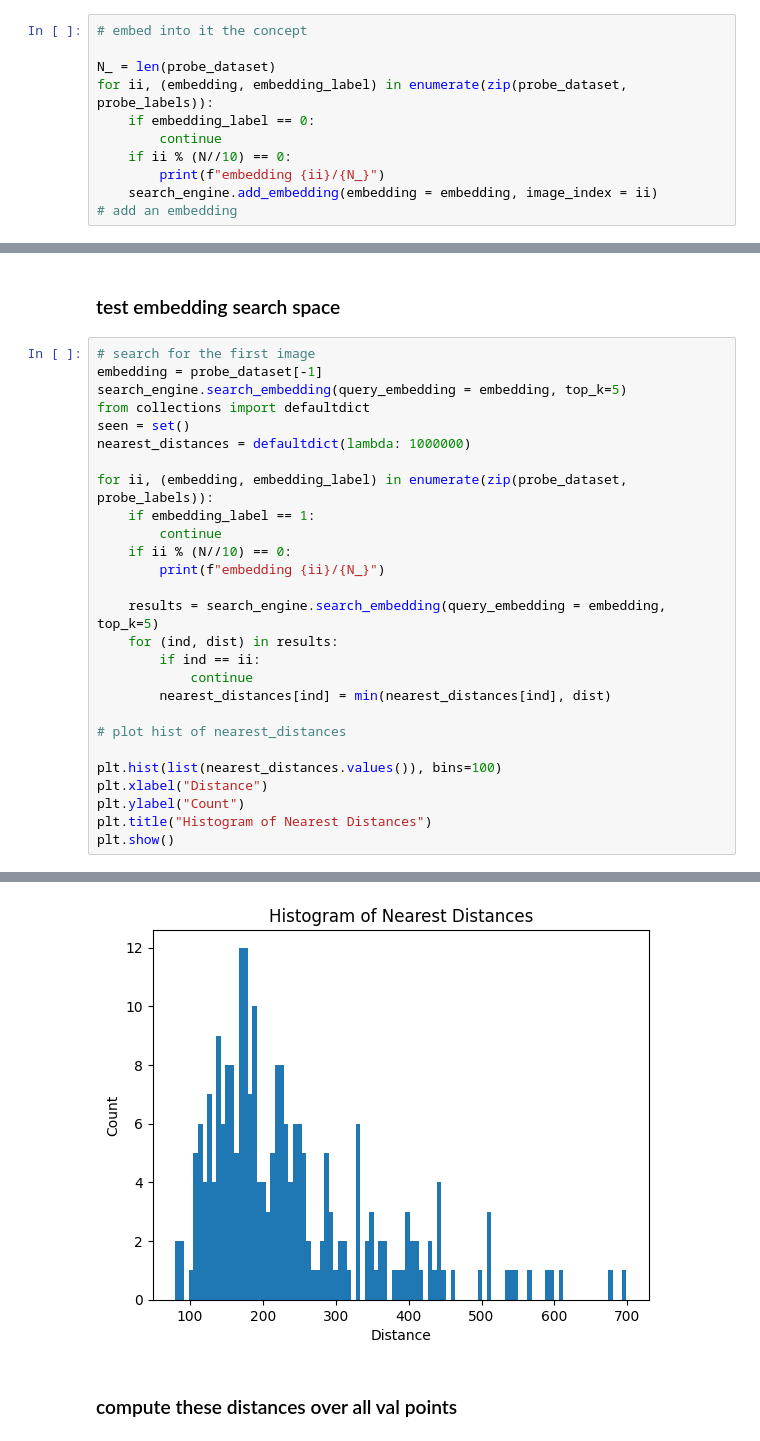
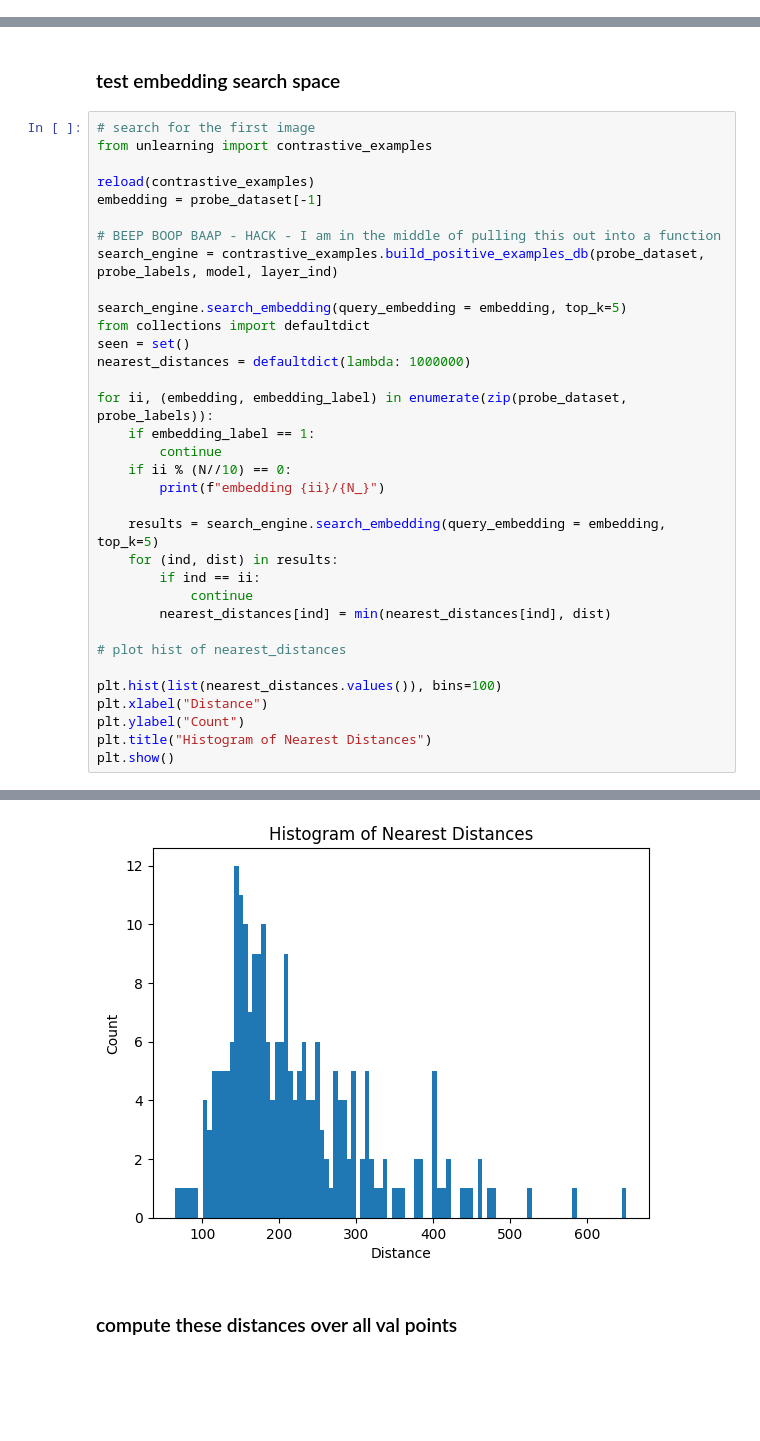
Before and after one commit to RoyRin/ripple_bench, a Jupyter notebook: notebooks/LEACE_explore.ipynb, the cells around one changed output, grey strips where cells are left out. Drawn from its saved outputs; the diff is of its cells as text; blank space fills up the shorter version.

Commit message:
pulling out functions into python files

```diff
--- a/notebooks/LEACE_explore.ipynb
+++ b/notebooks/LEACE_explore.ipynb
@@ -542,11 +344,0 @@ model embeddinging size 2048
-# %%
-# embed into it the concept
-
-N_ = len(probe_dataset)
-for ii, (embedding, embedding_label) in enumerate(zip(probe_dataset, probe_labels)):
-    if embedding_label == 0:
-        continue
-    if ii % (N//10) == 0:
-        print(f"embedding {ii}/{N_}")
-    search_engine.add_embedding(embedding = embedding, image_index = ii)
-# add an embedding
@@ -565,7 +346,14 @@ embedding 900/2000
 ### test embedding search space
 # %%
 # search for the first image
+from unlearning import contrastive_examples
+
+reload(contrastive_examples)
 embedding = probe_dataset[-1]
+
+# BEEP BOOP BAAP - HACK - I am in the middle of pulling this out into a function
+search_engine = contrastive_examples.build_positive_examples_db(probe_dataset, probe_labels, model, layer_ind)
+
 search_engine.search_embedding(query_embedding = embedding, top_k=5)
 from collections import defaultdict
 seen = set()
@@ -574,33 +362,33 @@ nearest_distances = defaultdict(lambda: 1000000)
 for ii, (embedding, embedding_label) in enumerate(zip(probe_dataset, probe_labels)):
     if embedding_label == 1:
         continue
     if ii % (N//10) == 0:
         print(f"embedding {ii}/{N_}")
 
     results = search_engine.search_embedding(query_embedding = embedding, top_k=5)
     for (ind, dist) in results:
         if ind == ii:
             continue
         nearest_distances[ind] = min(nearest_distances[ind], dist)
 
 # plot hist of nearest_distances
 
 plt.hist(list(nearest_distances.values()), bins=100)
 plt.xlabel("Distance")
 plt.ylabel("Count")
 plt.title("Histogram of Nearest Distances")
 plt.show()
 # %% [output]
 embedding 1000/2000
 embedding 1100/2000
 embedding 1200/2000
 embedding 1300/2000
 embedding 1400/2000
 embedding 1500/2000
 embedding 1600/2000
 embedding 1700/2000
 embedding 1800/2000
 embedding 1900/2000
-[figure, old version]
+[figure, new version]
 # %% [markdown]
 ### compute these distances over all val points
```
Also changed, not shown: parts of 33 cells of this notebook, 5 other files.
